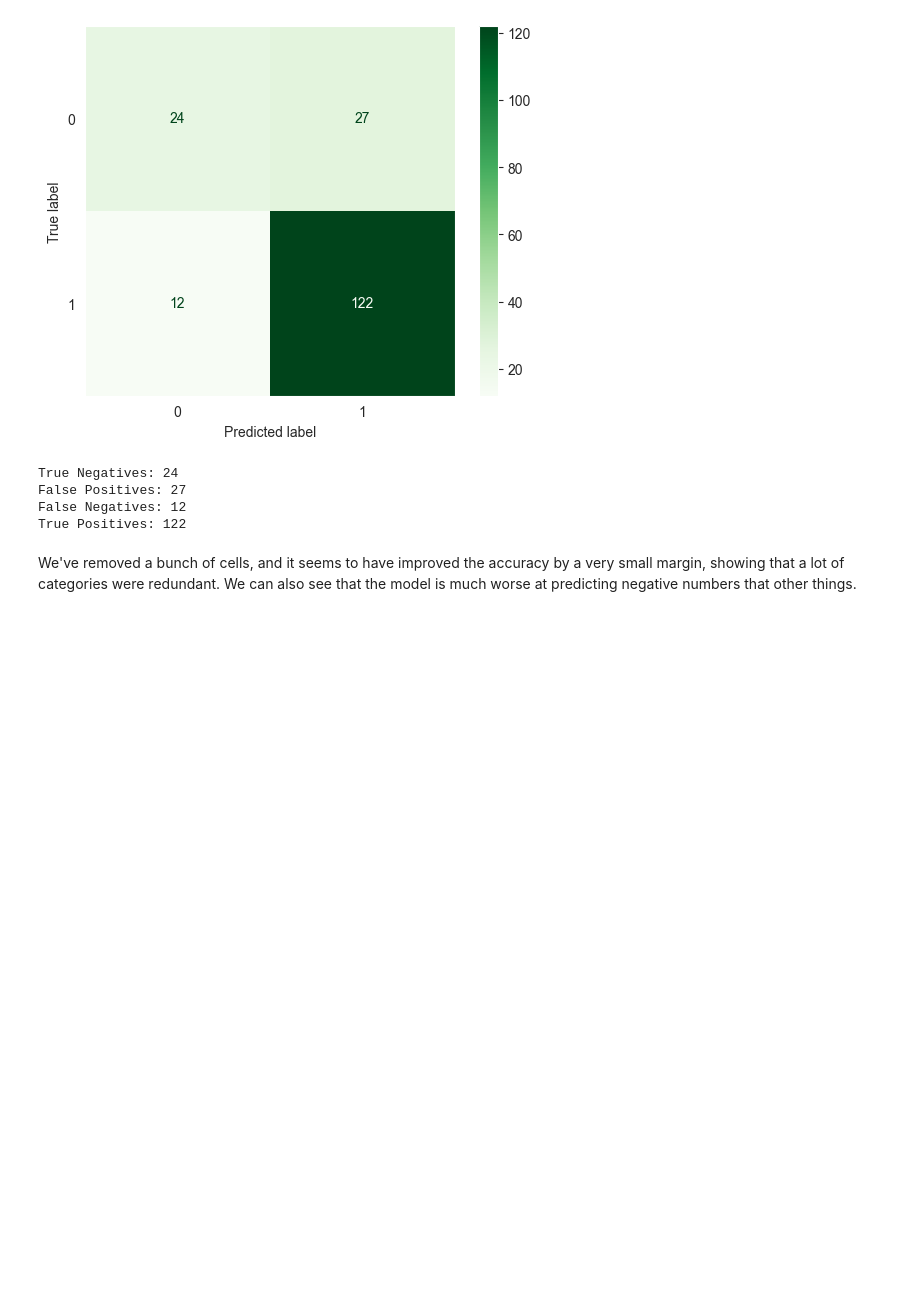
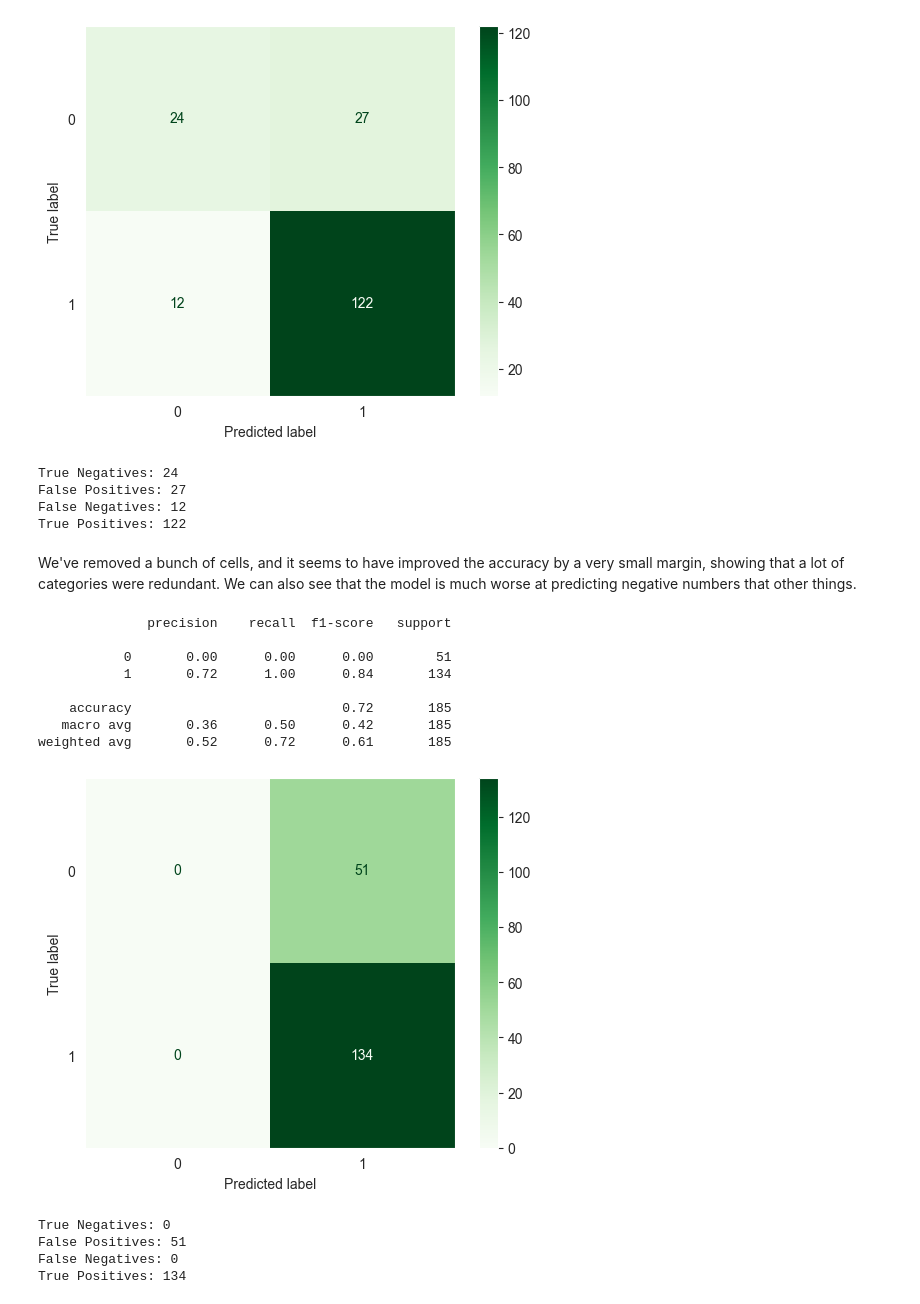
Before and after one commit to zikompo/Loan_ML_Model, a Jupyter notebook: loan_default_model.ipynb, the cells around one changed output. Cells and saved outputs as stored; diff of their text form; code cells hidden in the pictures; blank space fills up the shorter version.

Commit message:
compared performance against other models

```diff
--- a/loan_default_model.ipynb
+++ b/loan_default_model.ipynb
@@ -583,3 +602,49 @@ False Negatives: 12
 True Positives: 122
 # %% [markdown]
 We've removed a bunch of cells, and it seems to have improved the accuracy by a very small margin, showing that a lot of categories were redundant. We can also see that the model is much worse at predicting negative numbers that other things.
+# %%
+# Creating the model.
+svc = SVC(random_state=0)
+
+# Fitting the data.
+svc.fit(X_train, y_train)
+
+predictions = svc.predict(val_X)
+print(classification_report(val_y, predictions))
+cm = confusion_matrix(val_y, predictions)
+disp = ConfusionMatrixDisplay(confusion_matrix=cm)
+
+# Change color of labels
+
+disp.plot(cmap='Greens')
+plt.grid(False)
+plt.show()
+
+# Assuming y_true are the true labels and y_pred are the predicted labels
+y_true = val_y
+y_pred = svc.predict(val_X)
+
+# Compute confusion matrix
+cm = confusion_matrix(y_true, y_pred)
+
+# Create a DataFrame from the confusion matrix
+tn, fp, fn, tp = cm.ravel()
+
+# Format them into a string
+result_string = f"True Negatives: {tn}\nFalse Positives: {fp}\nFalse Negatives: {fn}\nTrue Positives: {tp}"
+
+print(result_string)
+# %% [output]
+              precision    recall  f1-score   support
+
+           0       0.00      0.00      0.00        51
+           1       0.72      1.00      0.84       134
+
+    accuracy                           0.72       185
+   macro avg       0.36      0.50      0.42       185
+weighted avg       0.52      0.72      0.61       185
+[figure, added]
+True Negatives: 0
+False Positives: 51
+False Negatives: 0
+True Positives: 134
```
Also changed, not shown: parts of 10 cells of this notebook.
